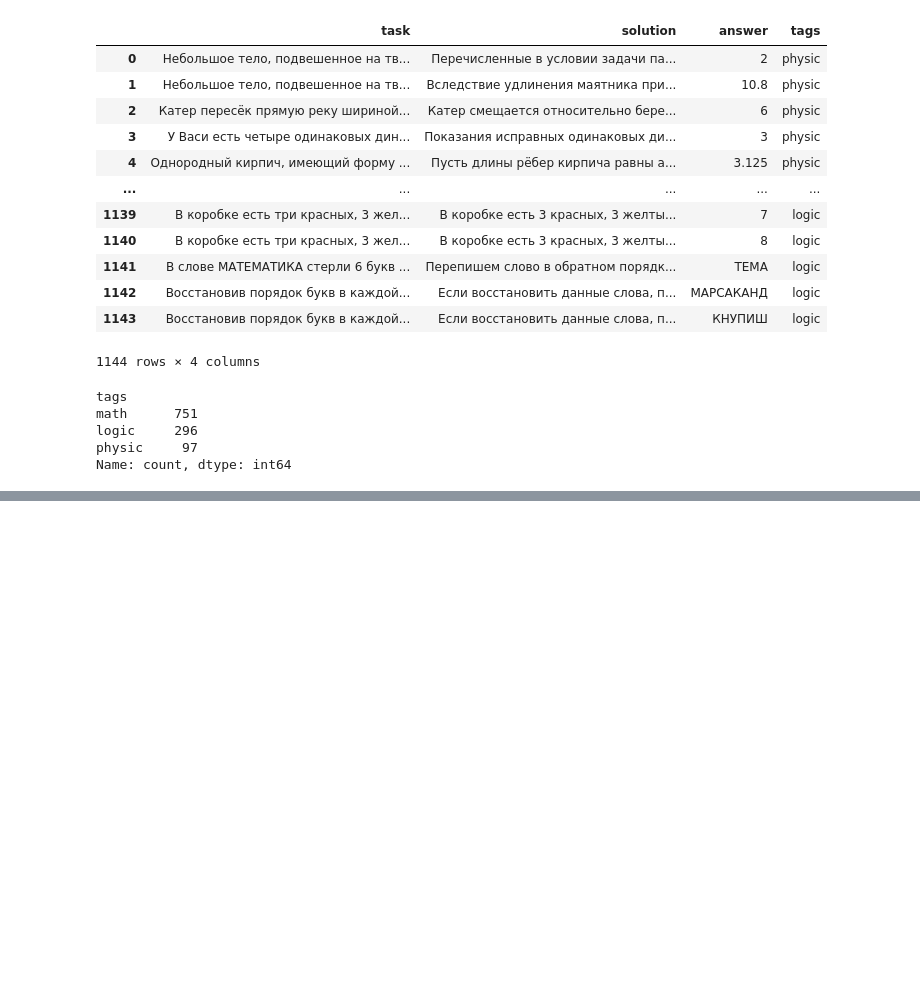
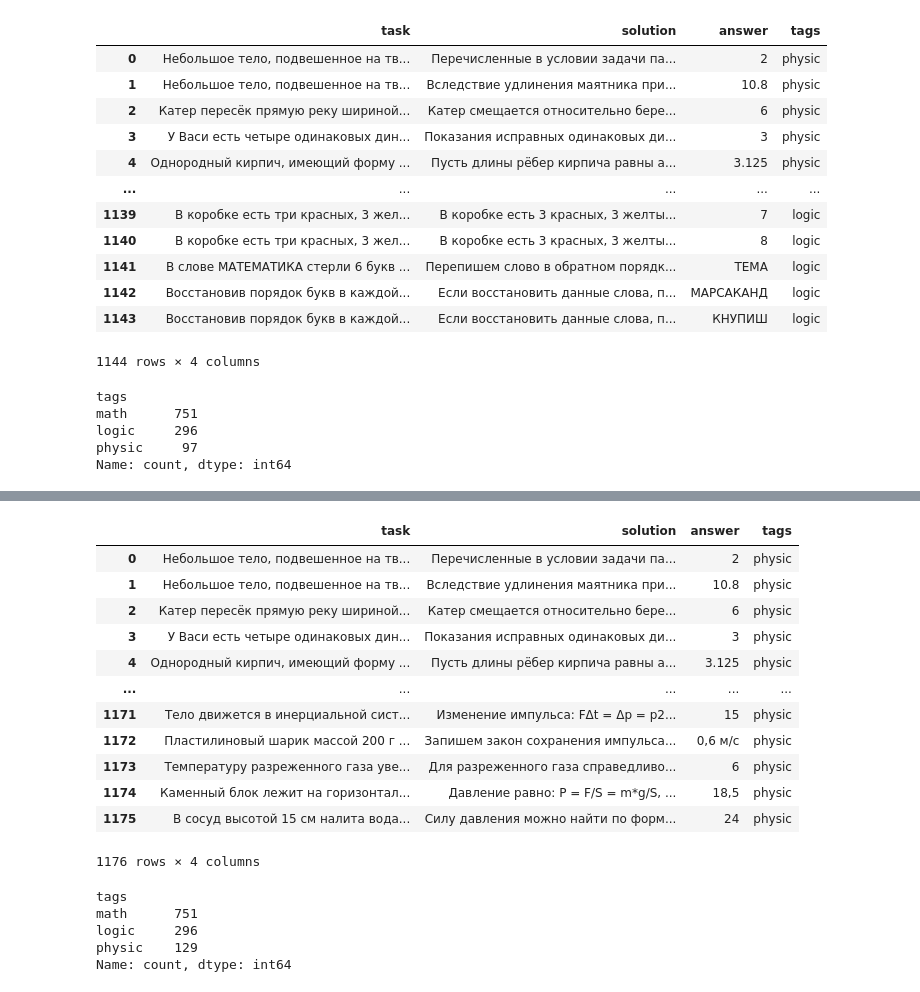
Before and after one commit to sollltit/vkr_gen_model, a Jupyter notebook: data.ipynb, the cells around one changed output, grey strips where cells are left out. Drawn from its saved outputs; the diff is of its cells as text; code cells hidden in the pictures; blank space fills up the shorter version.

```diff
--- a/data.ipynb
+++ b/data.ipynb
@@ -777,0 +829,25 @@ df.to_json('data_records.json', orient='records', force_ascii=False, indent=4)
+# %%
+df_full1 = pd.concat([df1, phys], ignore_index = True)
+df_full1
+# %% [output]
+|  | task | solution | answer | tags |
+| 0 | Небольшое тело, подвешенное на тв... | Перечисленные в условии задачи па... | 2 | physic |
+| 1 | Небольшое тело, подвешенное на тв... | Вследствие удлинения маятника при... | 10.8 | physic |
+| 2 | Катер пересёк прямую реку шириной... | Катер смещается относительно бере... | 6 | physic |
+| 3 | У Васи есть четыре одинаковых дин... | Показания исправных одинаковых ди... | 3 | physic |
+| 4 | Однородный кирпич, имеющий форму ... | Пусть длины рёбер кирпича равны a... | 3.125 | physic |
+| ... | ... | ... | ... | ... |
+| 1171 | Тело движется в инерциальной сист... | Изменение импульса: FΔt = Δp = p2... | 15 | physic |
+| 1172 | Пластилиновый шарик массой 200 г ... | Запишем закон сохранения импульса... | 0,6 м/с | physic |
+| 1173 | Температуру разреженного газа уве... | Для разреженного газа справедливо... | 6 | physic |
+| 1174 | Каменный блок лежит на горизонтал... | Давление равно: P = F/S = m*g/S, ... | 18,5 | physic |
+| 1175 | В сосуд высотой 15 см налита вода... | Силу давления можно найти по форм... | 24 | physic |
+1176 rows × 4 columns
+# %%
+df_full1['tags'].value_counts()
+# %% [output]
+tags
+math      751
+logic     296
+physic    129
+Name: count, dtype: int64
```
Also changed, not shown: parts of 6 cells of this notebook, 4 other files.
